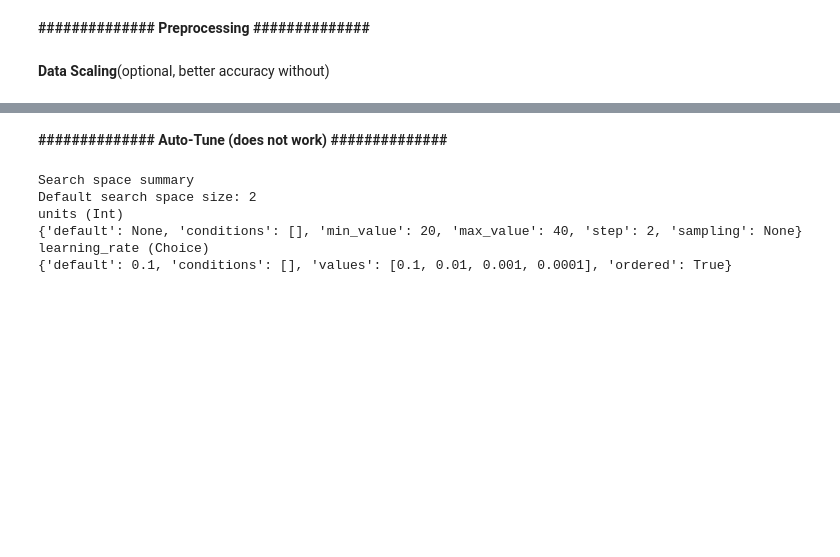
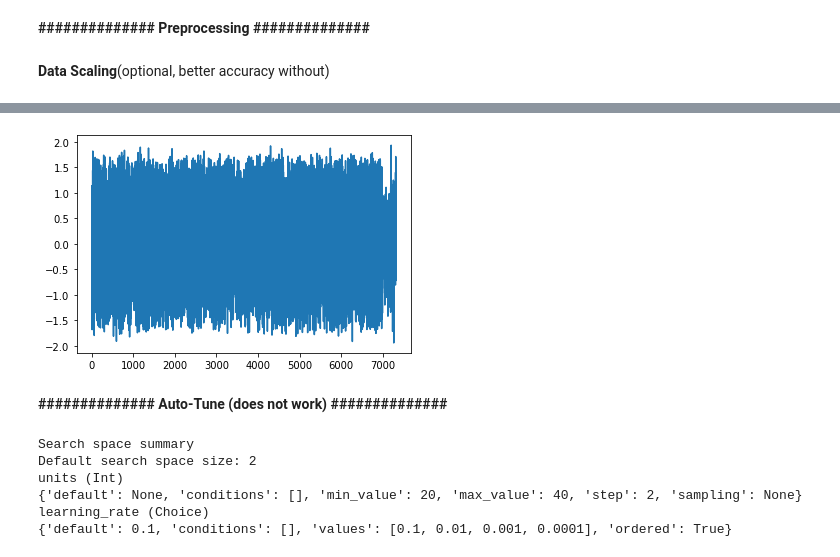
Before and after one commit to pietromarini00/Financial-Time-Series-Forecasting, a Jupyter notebook: Def1.ipynb, the cells around one changed output, grey strips where cells are left out. Cells and saved outputs as stored; diff of their text form; code cells hidden in the pictures; blank space fills up the shorter version.

```diff
--- a/Def1.ipynb
+++ b/Def1.ipynb
@@ -40,0 +84,8 @@ test[cols2] = scaler.fit_transform(test[cols2])
+# %%
+targets = pd.DataFrame(targets.to_numpy().reshape(7326,1))
+# %%
+targets_scaled = scale_selected_rows(targets,7000,7325)
+
+plt.show(plt.plot(targets_scaled))
+# %% [output]
+[figure, added]
```
Also changed, not shown: parts of 16 cells of this notebook.
